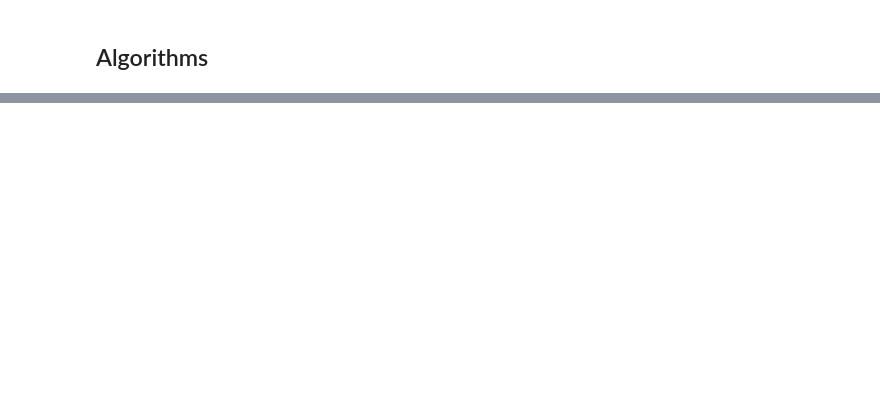
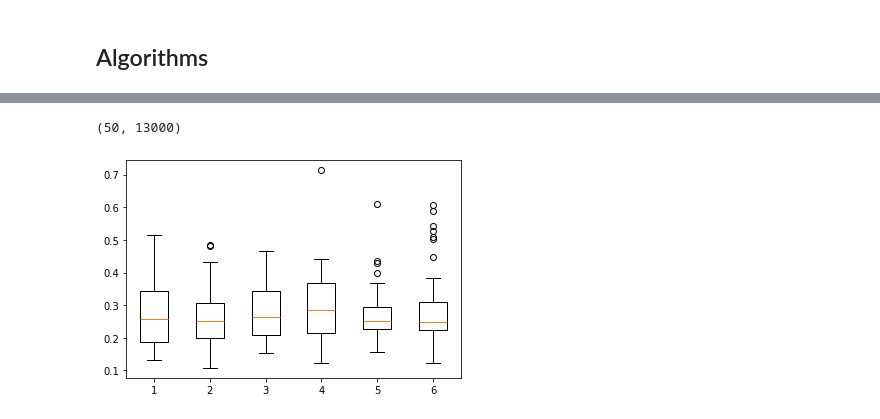
Before and after one commit to FrancescaCrucinio/SMC-WFR, a Jupyter notebook: Donut/Donut_FlowComparison.ipynb, the cells around one changed output, grey strips where cells are left out. Cells and saved outputs as stored; diff of their text form; code cells hidden in the pictures; blank space fills up the shorter version.

```diff
--- a/Donut/Donut_FlowComparison.ipynb
+++ b/Donut/Donut_FlowComparison.ipynb
@@ -194,33 +197,27 @@ cov_smcmala = np.zeros((Nrep, Niter_smcmala))
 # %%
 for j in range(Nrep):
     for i in range(Niter_ula):
-        mmd_ula[j, i] = u.mmd_rbf(true_sample, ula_chain[j, i, :, :].T)
         cov_ula[j, i] = np.mean((np.cov(ula_chain[j, i, :, :]) - true_variance)**2)
         for k in range(d):
             w1_ula[j, k, i]  = stats.wasserstein_distance(ula_chain[j, i, k, :], true_sample[:, k])
     for i in range(Niter_mala):
-        mmd_mala[j, i] = u.mmd_rbf(true_sample, mala_chain[j, i, :, :].T)
         cov_mala[j, i] = np.mean((np.cov(mala_chain[j, i, :, :]) - true_variance)**2)
         for k in range(d):
             w1_mala[j, k, i]  = stats.wasserstein_distance(mala_chain[j, i, k, :], true_sample[:, k])
     for i in range(Niter):
-        mmd_wfr[j, i] = u.mmd_rbf(true_sample, wfr_x[j, i, :, :].T, w = wfr_w[j, i, :])
-        cov_wfr[j, i] = np.mean((np.cov(wfr_x[j, i, :, :], aweights = wfr_w[j, i, :]) - true_variance)**2)
+        cov_wfr[j, i] = np.mean((np.cov(wfr_x[j, i, :, :], aweights = wfr_w[j, i, :], bias = True) - true_variance)**2)
         for k in range(d):
             w1_wfr[j, k, i]  = stats.wasserstein_distance(wfr_x[j, i, k, :], true_sample[:, k], u_weights = wfr_w[j, i, :])
     for i in range(Niter_fr):
-        mmd_fr[j, i] = u.mmd_rbf(true_sample, fr_x[j, i, :, :].T, w = fr_w[j, i, :])
-        cov_fr[j, i] = np.mean((np.cov(fr_x[j, i, :, :], aweights = fr_w[j, i, :]) - true_variance)**2)
+        cov_fr[j, i] = np.mean((np.cov(fr_x[j, i, :, :], aweights = fr_w[j, i, :], bias = True) - true_variance)**2)
         for k in range(d):
             w1_fr[j, k, i]  = stats.wasserstein_distance(fr_x[j, i, k, :], true_sample[:, k], u_weights = fr_w[j, i, :])
     for i in range(Niter_smcula):
-        mmd_smcula[j, i] = u.mmd_rbf(true_sample, smcula_x[j, i, :, :].T, w = smcula_w[j, i, :])
-        cov_smcula[j, i] = np.mean((np.cov(smcula_x[j, i, :, :], aweights = smcula_w[j, i, :]) - true_variance)**2)
+        cov_smcula[j, i] = np.mean((np.cov(smcula_x[j, i, :, :], aweights = smcula_w[j, i, :], bias = True) - true_variance)**2)
         for k in range(d):
             w1_smcula[j, k, i]  = stats.wasserstein_distance(smcula_x[j, i, k, :], true_sample[:, k], u_weights = smcula_w[j, i, :])
     for i in range(Niter_smcmala):
-        mmd_smcmala[j, i] = u.mmd_rbf(true_sample, smcmala_x[j, i, :, :].T, w = smcmala_w[j, i, :])
-        cov_smcmala[j, i] = np.mean((np.cov(smcmala_x[j, i, :, :], aweights = smcmala_w[j, i, :]) - true_variance)**2)
+        cov_smcmala[j, i] = np.mean((np.cov(smcmala_x[j, i, :, :], aweights = smcmala_w[j, i, :], bias = True) - true_variance)**2)
         for k in range(d):
             w1_smcmala[j, k, i]  = stats.wasserstein_distance(smcmala_x[j, i, k, :], true_sample[:, k], u_weights = smcmala_w[j, i, :])
 # %%
@@ -312,0 +288,4 @@ plt.yticks(fontsize=15);
+# %%
+np.mean(w1_ula, axis = 1).shape
+# %% [output]
+(50, 13000)
@@ -312,0 +312,4 @@ plt.yticks(fontsize=15);
+# %%
+plt.boxplot([np.mean(w1_ula[:, :, -1], axis = 1), np.mean(w1_mala[:, :, -1], axis = 1), np.mean(w1_fr[:, :, -1], axis = 1), np.mean(w1_wfr[:, :, -1], axis = 1), np.mean(w1_smcula[:, :, -1], axis = 1), np.mean(w1_smcmala[:, :, -1], axis = 1)]);
+# %% [output]
+[figure, added]
```
Also changed, not shown: parts of 14 cells of this notebook, 24 other files.
